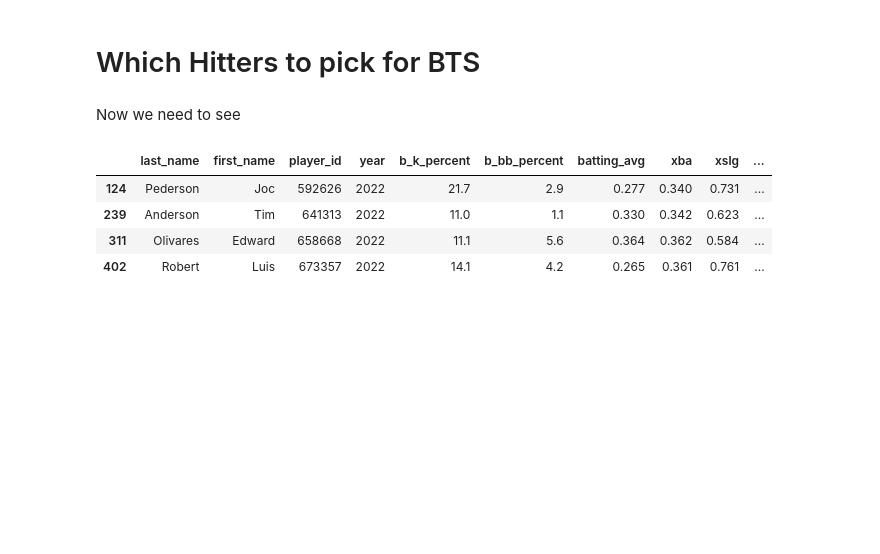
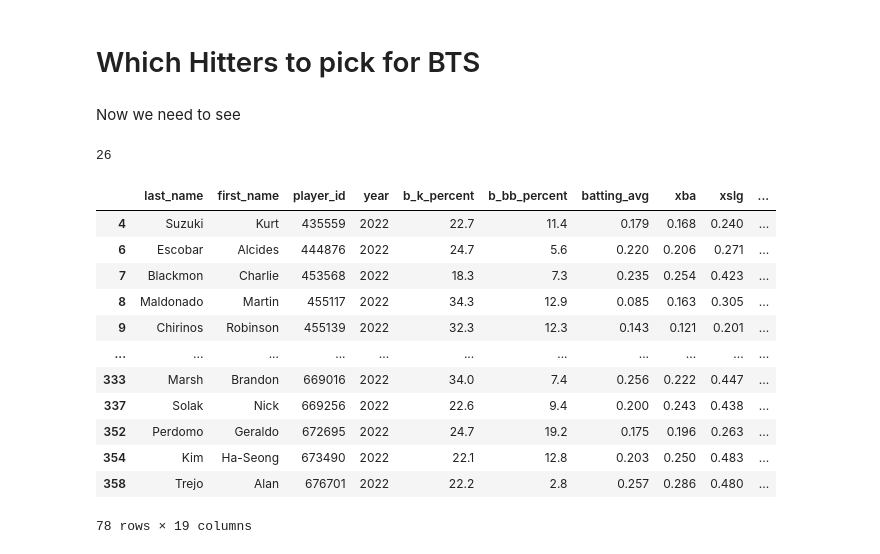
Before and after one commit to dkeyer/baseball_stuff, a Jupyter notebook: MLB_EDA.ipynb, the cells around one changed output. Cells and saved outputs as stored; diff of their text form; code cells hidden in the pictures; blank space fills up the shorter version.

```diff
--- a/MLB_EDA.ipynb
+++ b/MLB_EDA.ipynb
@@ -60,7 +60,7 @@ len(batters_df)
 # %% [markdown]
 # Probable Pitchers
 # %%
-url = 'https://www.mlb.com/probable-pitchers/2022-05-07'
+url = 'https://www.mlb.com/probable-pitchers/2022-05-11'
 #URL of where I will get the pitchers' names
 # %%
 res = requests.get(url)
@@ -113,5 +113,6 @@ len(probable_pitchers)
 # %%
-probable_pitchers.insert(34, ['Garrett', 'Richards'])
+# probable_pitchers.insert(14, ['Kyle', 'Hendricks'])
+# probable_pitchers.insert(28, ['Kris', 'Bubic'])
 #Temporary
 # %%
 len(probable_pitchers)
@@ -308,7 +269,7 @@ df_probable_pitchers = pd.merge(df_probable_pitchers, pitchers_df, on=['team', '
 # %% [markdown]
 # Which player to pick for BTS
 # %%
-pp_xba = df_probable_pitchers[['last_name', 'first_name', 'team', 'batting_avg', 'xba', 'p_bb_percent']]
+pp_xba = df_probable_pitchers[['last_name', 'first_name', 'team', 'batting_avg', 'xba', 'xslg', 'p_bb_percent']]
 #How can I compare this to batters df??
 # %%
 pp_xba.rename(columns= {'xba': 'pitcher_xba'})
@@ -449,3 +412,3 @@ pp_xba = pp_xba.rename(columns={"batting_avg": "pitcher_batting_avg", "xba": "pi
 # %%
-pp_xba = pp_xba.drop([8])
+# pp_xba = pp_xba.drop([8])
 #temporary
@@ -486,12 +425,24 @@ batters_df
 # Which Hitters to pick for BTS
 # %% [markdown]
 Now we need to see
+# %%
+batters_df['xba_total'].isnull().sum()
+# %% [output]
+26
 # %%
-gods = batters_df[batters_df['xba_total'] > .650]
+gods = batters_df[batters_df['xba_total'] < .450]
 gods
 # %% [output]
 |  | last_name | first_name | player_id | year | b_k_percent | b_bb_percent | batting_avg | xba | xslg | ... |
-| 124 | Pederson | Joc | 592626 | 2022 | 21.7 | 2.9 | 0.277 | 0.340 | 0.731 | ... |
-| 239 | Anderson | Tim | 641313 | 2022 | 11.0 | 1.1 | 0.330 | 0.342 | 0.623 | ... |
-| 311 | Olivares | Edward | 658668 | 2022 | 11.1 | 5.6 | 0.364 | 0.362 | 0.584 | ... |
-| 402 | Robert | Luis | 673357 | 2022 | 14.1 | 4.2 | 0.265 | 0.361 | 0.761 | ... |
+| 4 | Suzuki | Kurt | 435559 | 2022 | 22.7 | 11.4 | 0.179 | 0.168 | 0.240 | ... |
+| 6 | Escobar | Alcides | 444876 | 2022 | 24.7 | 5.6 | 0.220 | 0.206 | 0.271 | ... |
+| 7 | Blackmon | Charlie | 453568 | 2022 | 18.3 | 7.3 | 0.235 | 0.254 | 0.423 | ... |
+| 8 | Maldonado | Martin | 455117 | 2022 | 34.3 | 12.9 | 0.085 | 0.163 | 0.305 | ... |
+| 9 | Chirinos | Robinson | 455139 | 2022 | 32.3 | 12.3 | 0.143 | 0.121 | 0.201 | ... |
+| ... | ... | ... | ... | ... | ... | ... | ... | ... | ... | ... |
+| 333 | Marsh | Brandon | 669016 | 2022 | 34.0 | 7.4 | 0.256 | 0.222 | 0.447 | ... |
+| 337 | Solak | Nick | 669256 | 2022 | 22.6 | 9.4 | 0.200 | 0.243 | 0.438 | ... |
+| 352 | Perdomo | Geraldo | 672695 | 2022 | 24.7 | 19.2 | 0.175 | 0.196 | 0.263 | ... |
+| 354 | Kim | Ha-Seong | 673490 | 2022 | 22.1 | 12.8 | 0.203 | 0.250 | 0.483 | ... |
+| 358 | Trejo | Alan | 676701 | 2022 | 22.2 | 2.8 | 0.257 | 0.286 | 0.480 | ... |
+78 rows × 19 columns
```
Also changed, not shown: parts of 22 cells of this notebook.
